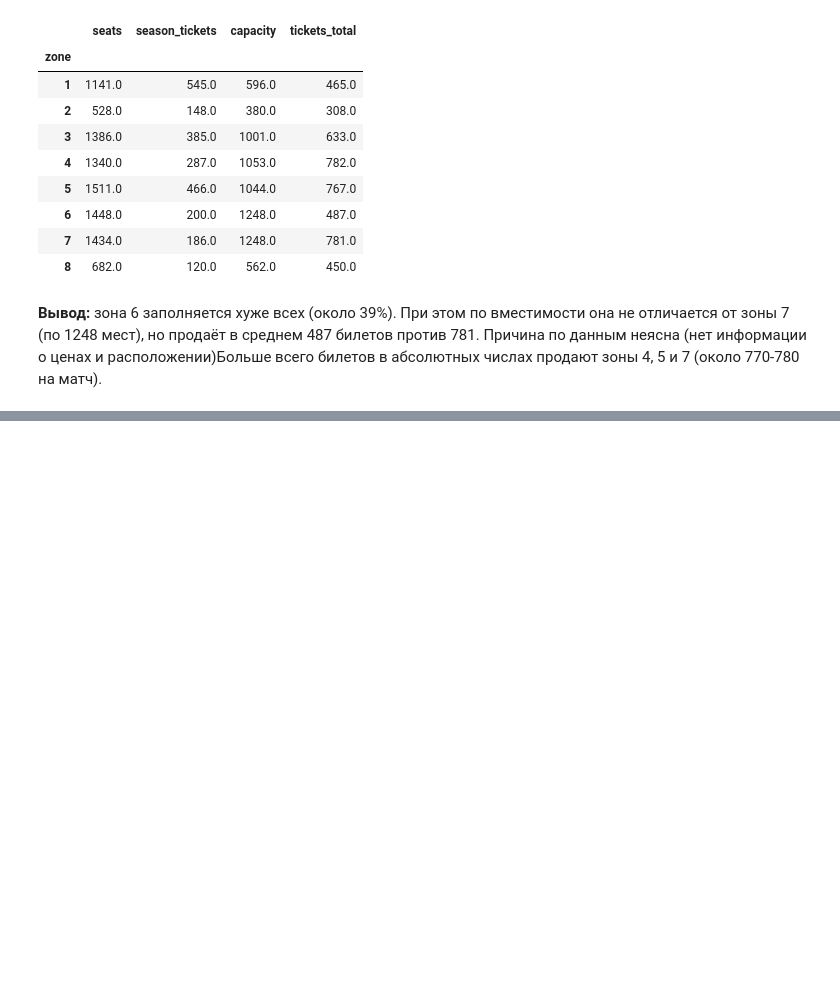
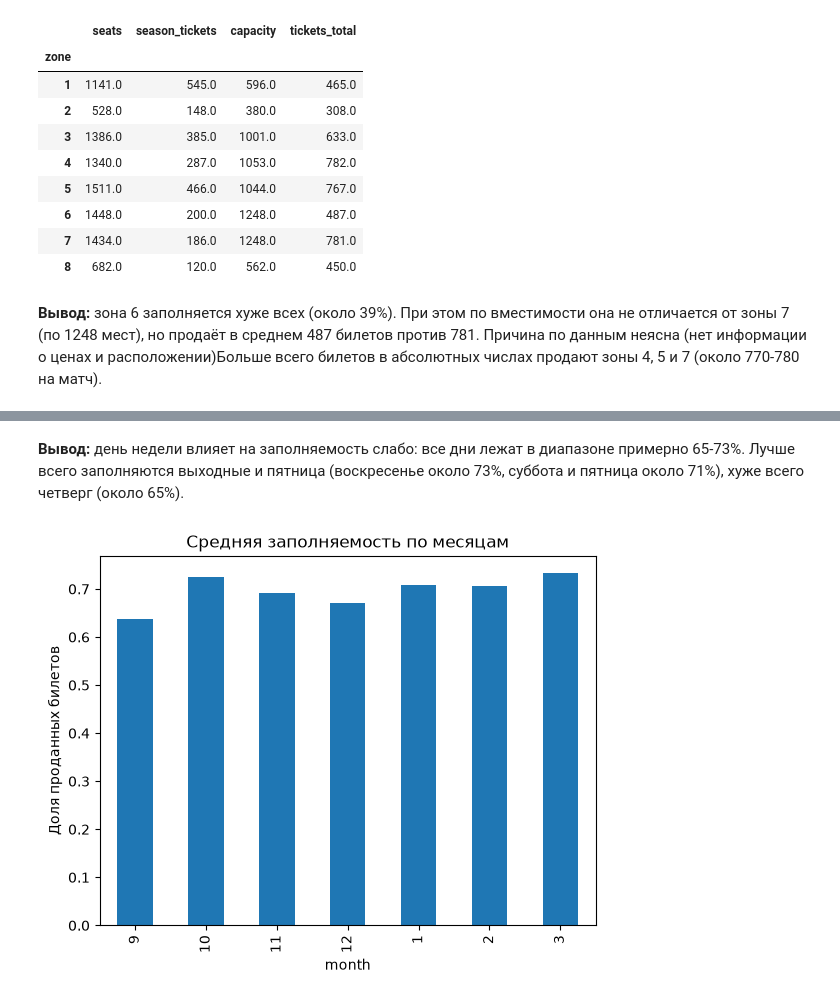
Before and after one commit to shertwg/datamatch-avangard, a Jupyter notebook: notebooks/01_eda.ipynb, the cells around one changed output, grey strips where cells are left out. Drawn from its saved outputs; the diff is of its cells as text; code cells hidden in the pictures; blank space fills up the shorter version.

```diff
--- a/notebooks/01_eda.ipynb
+++ b/notebooks/01_eda.ipynb
@@ -78,0 +102,11 @@ train.groupby("zone")[["seats", "season_tickets", "capacity", "tickets_total"]].
+# %% [markdown]
+**Вывод:** день недели влияет на заполняемость слабо: все дни лежат в диапазоне примерно 65-73%. Лучше всего заполняются выходные и пятница (воскресенье около 73%, суббота и пятница около 71%), хуже всего четверг (около 65%).
+# %%
+by_month = train.groupby("month")["fill_rate"].mean()
+by_month = by_month.sort_index(key=lambda m: (m - 9) % 12)
+by_month.plot(kind="bar")
+plt.title("Средняя заполняемость по месяцам")
+plt.ylabel("Доля проданных билетов")
+plt.show()
+# %% [output]
+[figure, added]
```
Also changed, not shown: parts of 2 cells of this notebook.
